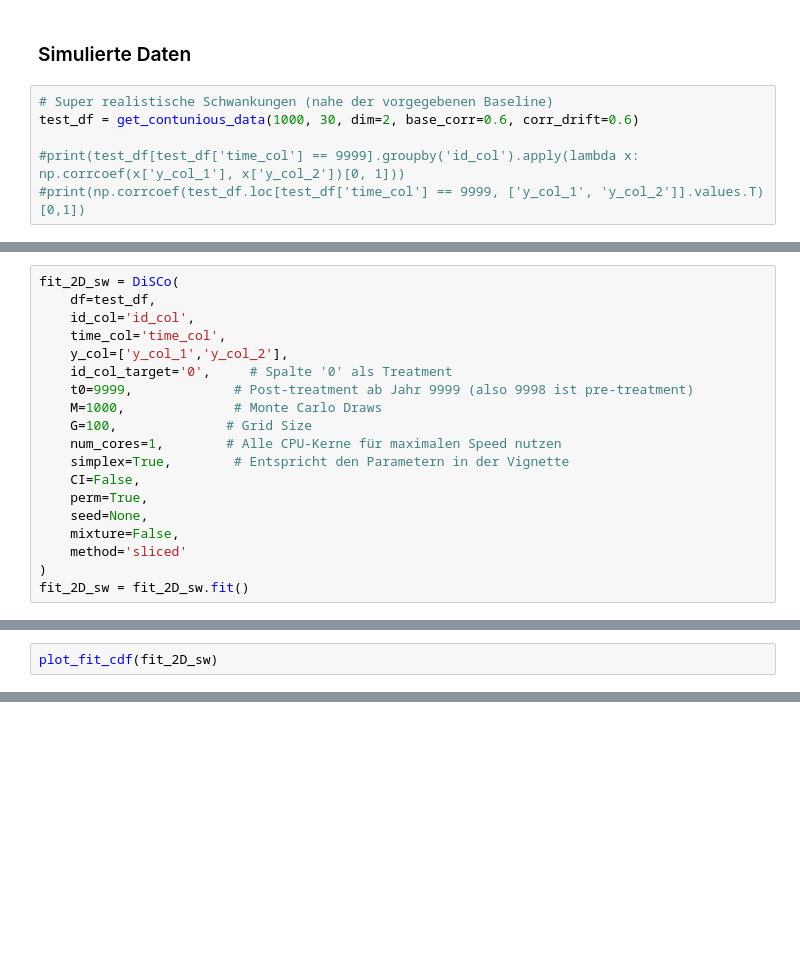
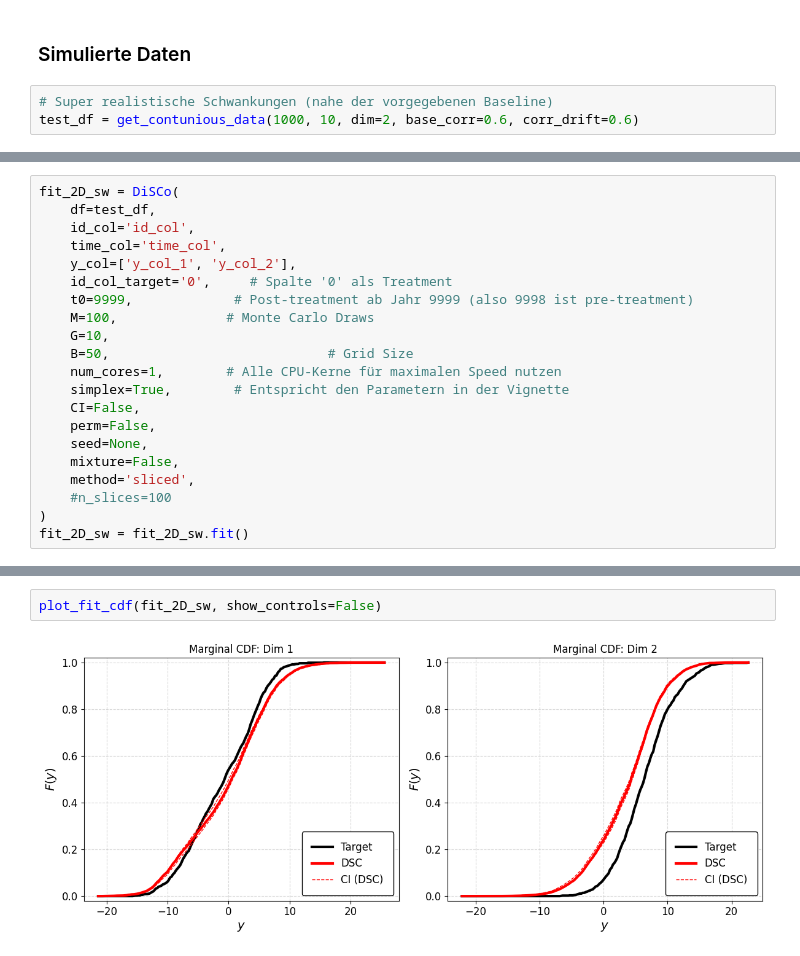
Before and after one commit to alexanderhxs/DiSCos, a Jupyter notebook: python/test_disco.ipynb, the cells around one changed output, grey strips where cells are left out. Cells and saved outputs as stored; diff of their text form; blank space fills up the shorter version.

```diff
--- a/python/test_disco.ipynb
+++ b/python/test_disco.ipynb
@@ -254,7 +186,4 @@ Name: count, dtype: int64
 ### Simulierte Daten
 # %%
 # Super realistische Schwankungen (nahe der vorgegebenen Baseline)
-test_df = get_contunious_data(1000, 30, dim=2, base_corr=0.6, corr_drift=0.6)
-
-#print(test_df[test_df['time_col'] == 9999].groupby('id_col').apply(lambda x: np.corrcoef(x['y_col_1'], x['y_col_2'])[0, 1]))
-#print(np.corrcoef(test_df.loc[test_df['time_col'] == 9999, ['y_col_1', 'y_col_2']].values.T)[0,1])
+test_df = get_contunious_data(1000, 10, dim=2, base_corr=0.6, corr_drift=0.6)
@@ -263,17 +194,19 @@ fit_2D_sw = DiSCo(
     df=test_df,
     id_col='id_col',
     time_col='time_col',
-    y_col=['y_col_1','y_col_2'],
+    y_col=['y_col_1', 'y_col_2'],
     id_col_target='0',     # Spalte '0' als Treatment
     t0=9999,             # Post-treatment ab Jahr 9999 (also 9998 ist pre-treatment)
-    M=1000,              # Monte Carlo Draws
-    G=100,              # Grid Size
+    M=100,              # Monte Carlo Draws
+    G=10,
+    B=50,                            # Grid Size
     num_cores=1,        # Alle CPU-Kerne für maximalen Speed nutzen
     simplex=True,        # Entspricht den Parametern in der Vignette
     CI=False,
-    perm=True,
+    perm=False,
     seed=None,
     mixture=False,
-    method='sliced'
+    method='sliced',
+    #n_slices=100
 )
 fit_2D_sw = fit_2D_sw.fit()
@@ -290,2 +233,0 @@ calculate_pretreatment_fit(fit_2D_sw).metrics_per_period[1]
-# %%
-plot_fit_cdf(fit_2D_sw)
@@ -319,0 +243,4 @@ PreTreatmentFitMetrics(w2=3.258175816783022, sw1=1.2539854080451618, energy_dist
+# %%
+plot_fit_cdf(fit_2D_sw, show_controls=False)
+# %% [output]
+[figure, added]
```
Also changed, not shown: parts of 34 cells of this notebook, 18 other files.
